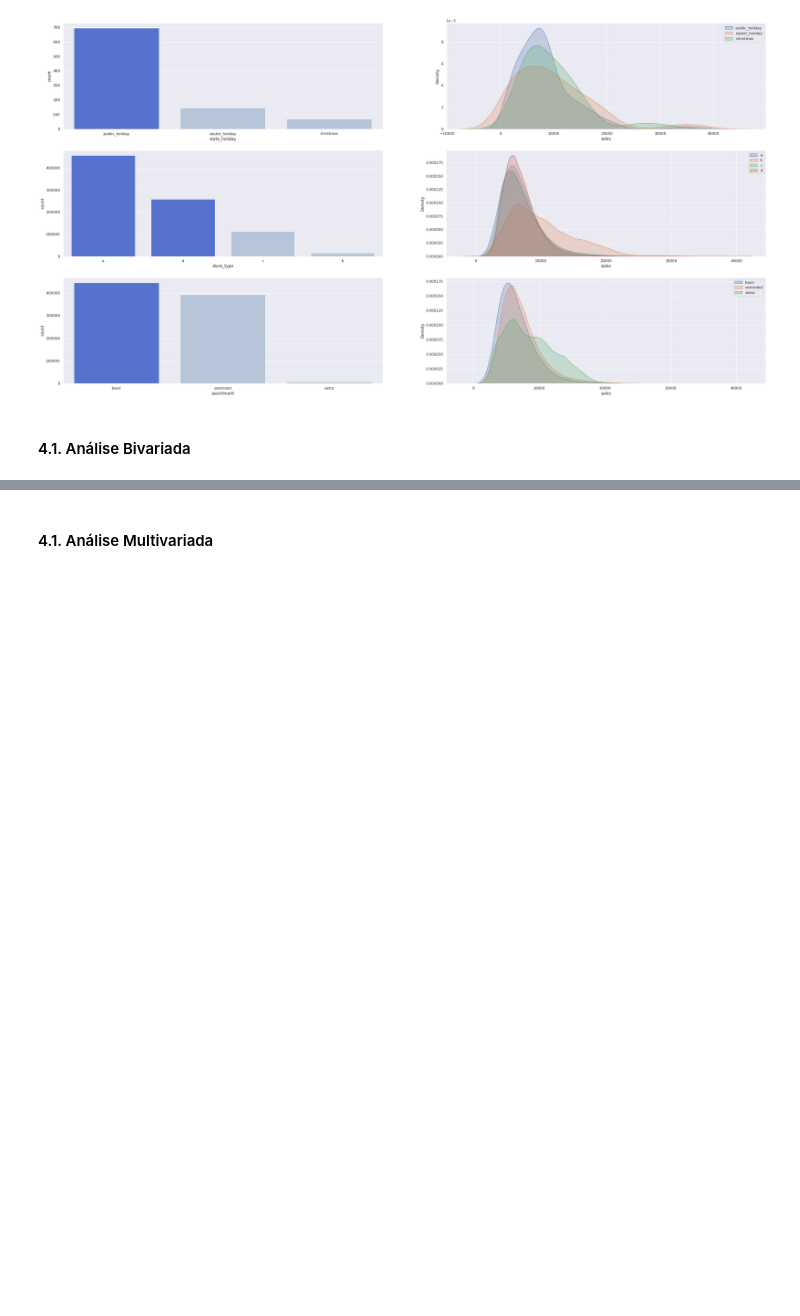
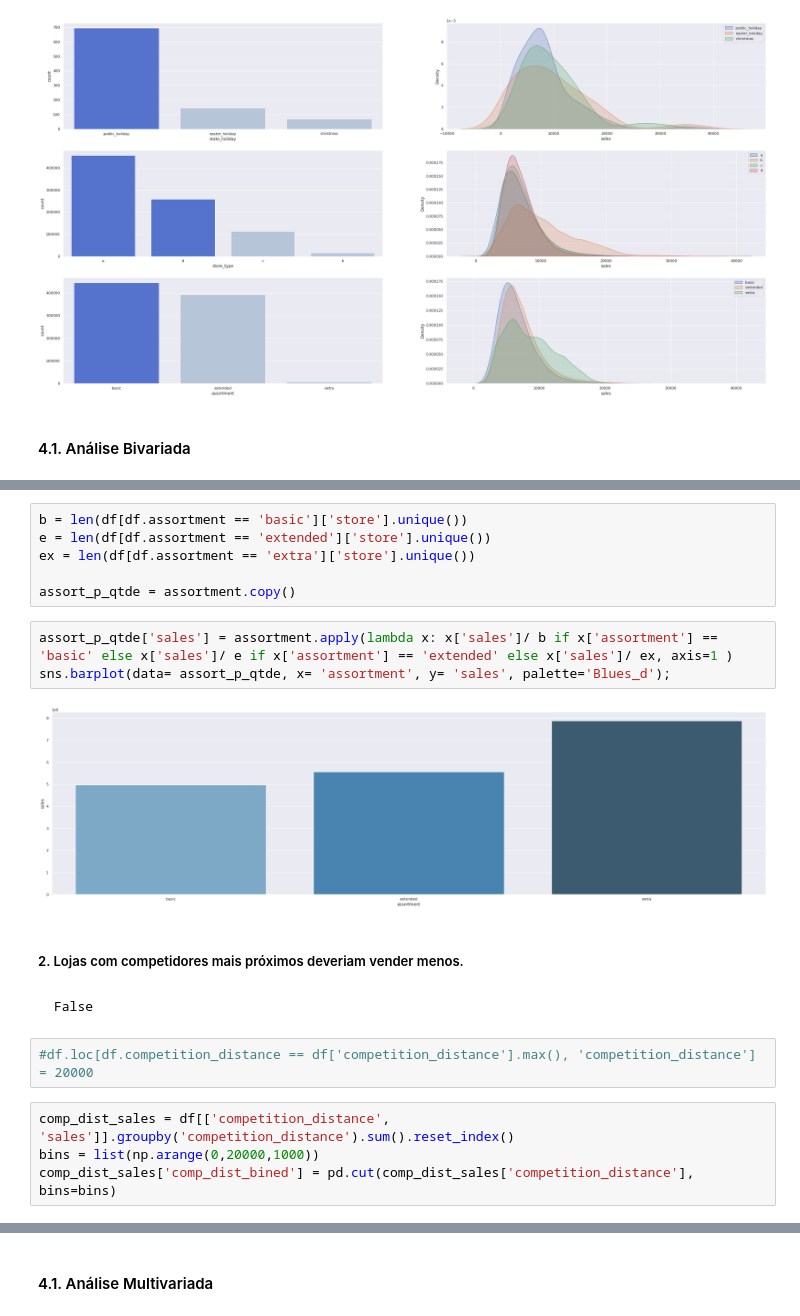
Before and after one commit to rsantosluan/ds_em_producao, a Jupyter notebook: M03_v1_StoreSalesPredictionP03.ipynb, the cells around one changed output, grey strips where cells are left out. Drawn from its saved outputs; the diff is of its cells as text; blank space fills up the shorter version.

```diff
--- a/M03_v1_StoreSalesPredictionP03.ipynb
+++ b/M03_v1_StoreSalesPredictionP03.ipynb
@@ -96,0 +123,21 @@ plt.legend()
+# %%
+b = len(df[df.assortment == 'basic']['store'].unique())
+e = len(df[df.assortment == 'extended']['store'].unique())
+ex = len(df[df.assortment == 'extra']['store'].unique())
+
+assort_p_qtde = assortment.copy()
+# %%
+assort_p_qtde['sales'] = assortment.apply(lambda x: x['sales']/ b if x['assortment'] == 'basic' else x['sales']/ e if x['assortment'] == 'extended' else x['sales']/ ex, axis=1 )
+sns.barplot(data= assort_p_qtde, x= 'assortment', y= 'sales', palette='Blues_d');
+# %% [output]
+[figure, added]
+# %% [markdown]
+##### 2. Lojas com competidores mais próximos deveriam vender menos.
+# %% [markdown]
+    False
+# %%
+#df.loc[df.competition_distance == df['competition_distance'].max(), 'competition_distance'] = 20000
+# %%
+comp_dist_sales = df[['competition_distance', 'sales']].groupby('competition_distance').sum().reset_index()
+bins = list(np.arange(0,20000,1000))
+comp_dist_sales['comp_dist_bined'] = pd.cut(comp_dist_sales['competition_distance'], bins=bins)
```
Also changed, not shown: parts of 11 cells of this notebook.
